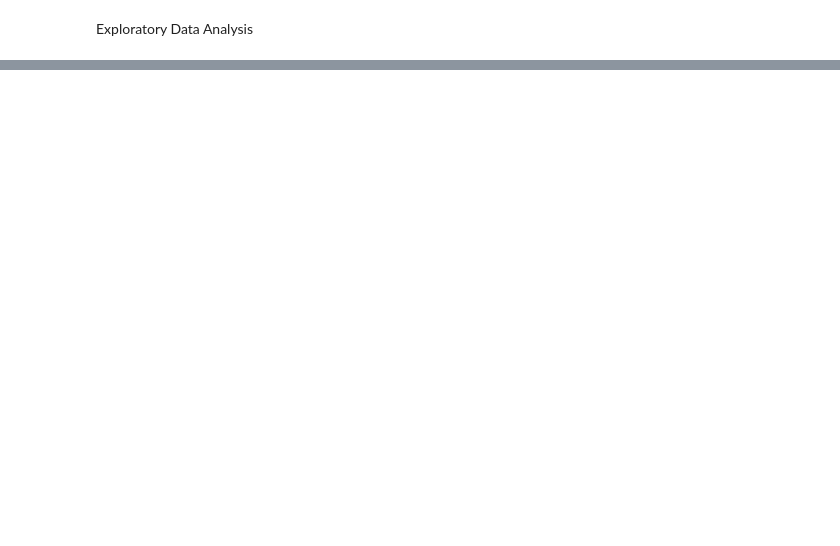
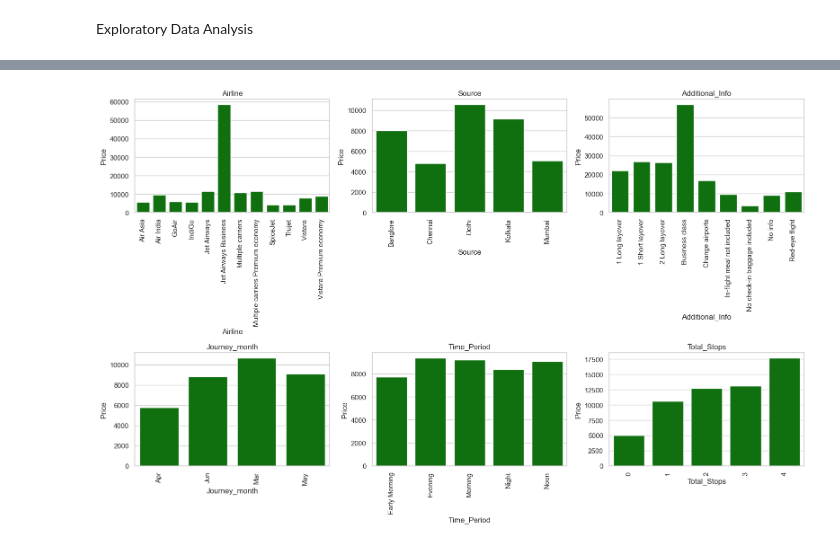
Before and after one commit to revu94/DataScience, a Jupyter notebook: aviation_flightfare_prediction/notebooks/flightfare.ipynb, the cells around one changed output, grey strips where cells are left out. Saved outputs shown, nothing was run; the diff lists cells and outputs as text; code cells hidden in the pictures; blank space fills up the shorter version.

```diff
--- a/aviation_flightfare_prediction/notebooks/flightfare.ipynb
+++ b/aviation_flightfare_prediction/notebooks/flightfare.ipynb
@@ -154,0 +88,6 @@ temp_df[:50]
+# %%
+cols=['Airline','Source','Additional_Info','Journey_month','Time_Period','Total_Stops']
+datas=total_price(df,cols)
+create_bar_charts(datas,color='green')
+# %% [output]
+[figure, added]
```
Also changed, not shown: parts of 31 cells of this notebook, 1 other file.
